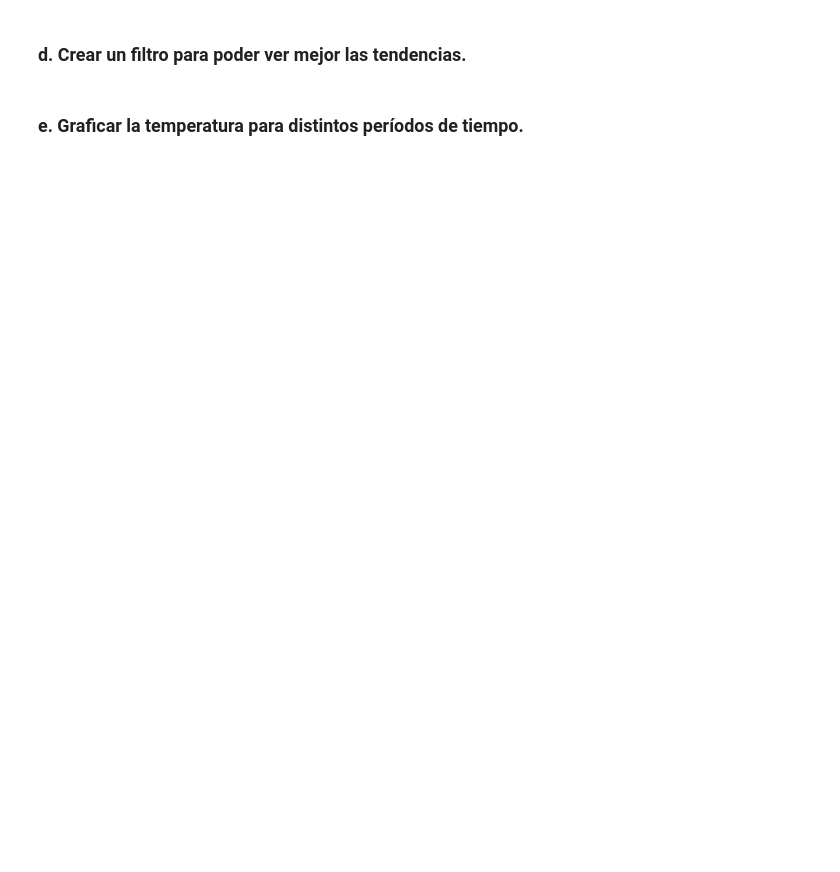
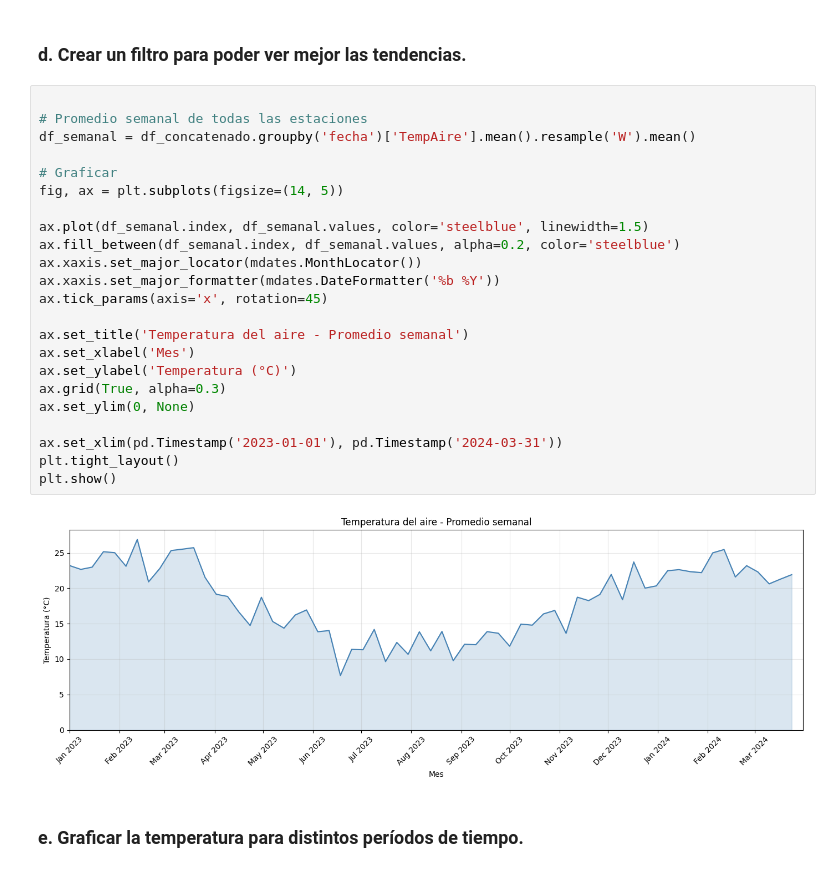
Before and after one commit to agustina-pereyracarrasco/Practico-2---Analisis-de-Datos---Manipulacion-de-tablas-y-series-de-tiempo, a Jupyter notebook: code.ipynb, the cells around one changed output. Cells and saved outputs as stored; diff of their text form; blank space fills up the shorter version.

```diff
--- a/code.ipynb
+++ b/code.ipynb
@@ -444,4 +466,29 @@ memory usage: 500.7 KB
 # %% [markdown]
 ### d. Crear un filtro para poder ver mejor las tendencias.
+# %%
+
+# Promedio semanal de todas las estaciones
+df_semanal = df_concatenado.groupby('fecha')['TempAire'].mean().resample('W').mean()
+
+# Graficar
+fig, ax = plt.subplots(figsize=(14, 5))
+
+ax.plot(df_semanal.index, df_semanal.values, color='steelblue', linewidth=1.5)
+ax.fill_between(df_semanal.index, df_semanal.values, alpha=0.2, color='steelblue')
+ax.xaxis.set_major_locator(mdates.MonthLocator())
+ax.xaxis.set_major_formatter(mdates.DateFormatter('%b %Y'))
+ax.tick_params(axis='x', rotation=45)
+
+ax.set_title('Temperatura del aire - Promedio semanal')
+ax.set_xlabel('Mes')
+ax.set_ylabel('Temperatura (°C)')
+ax.grid(True, alpha=0.3)
+ax.set_ylim(0, None)
+
+ax.set_xlim(pd.Timestamp('2023-01-01'), pd.Timestamp('2024-03-31'))
+plt.tight_layout()
+plt.show()
+# %% [output]
+[figure, added]
 # %% [markdown]
 ### e. Graficar la temperatura para distintos períodos de tiempo.
```
Also changed, not shown: parts of 7 cells of this notebook.
